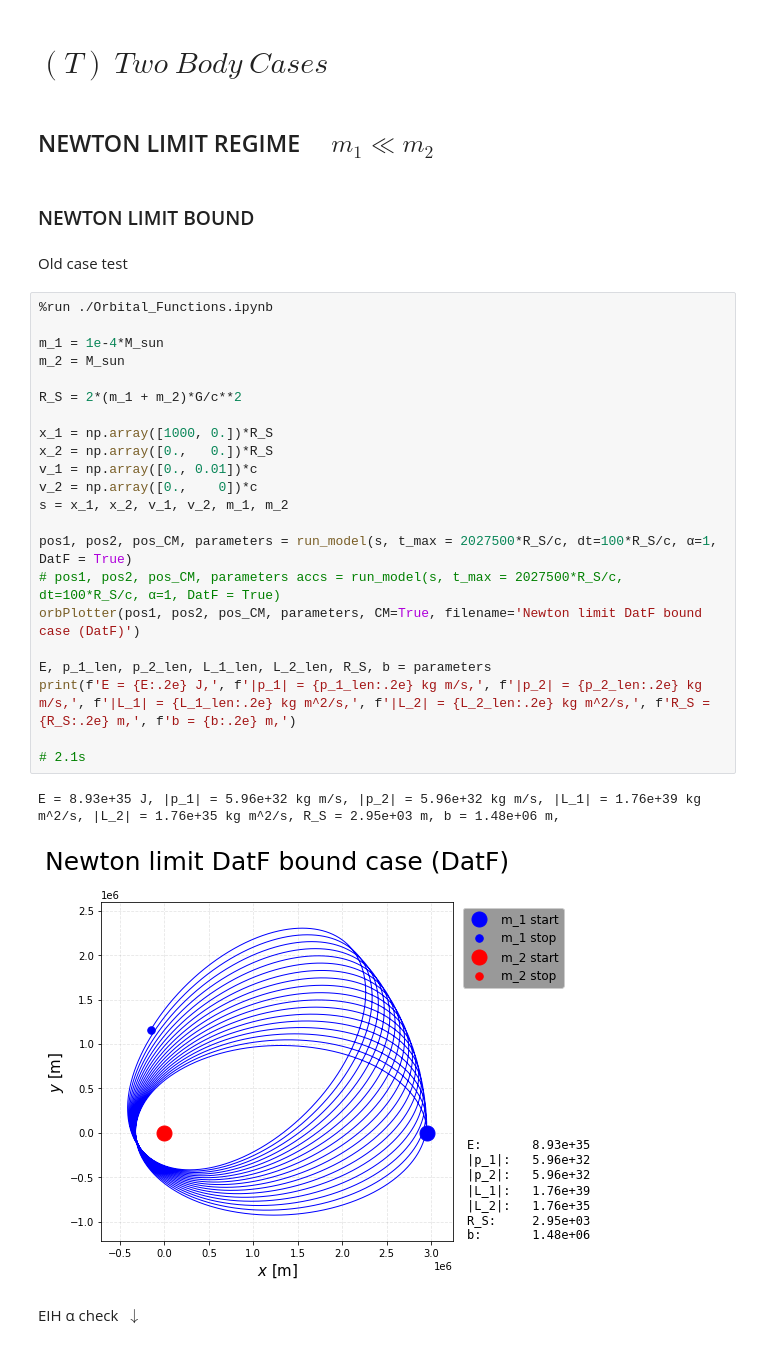
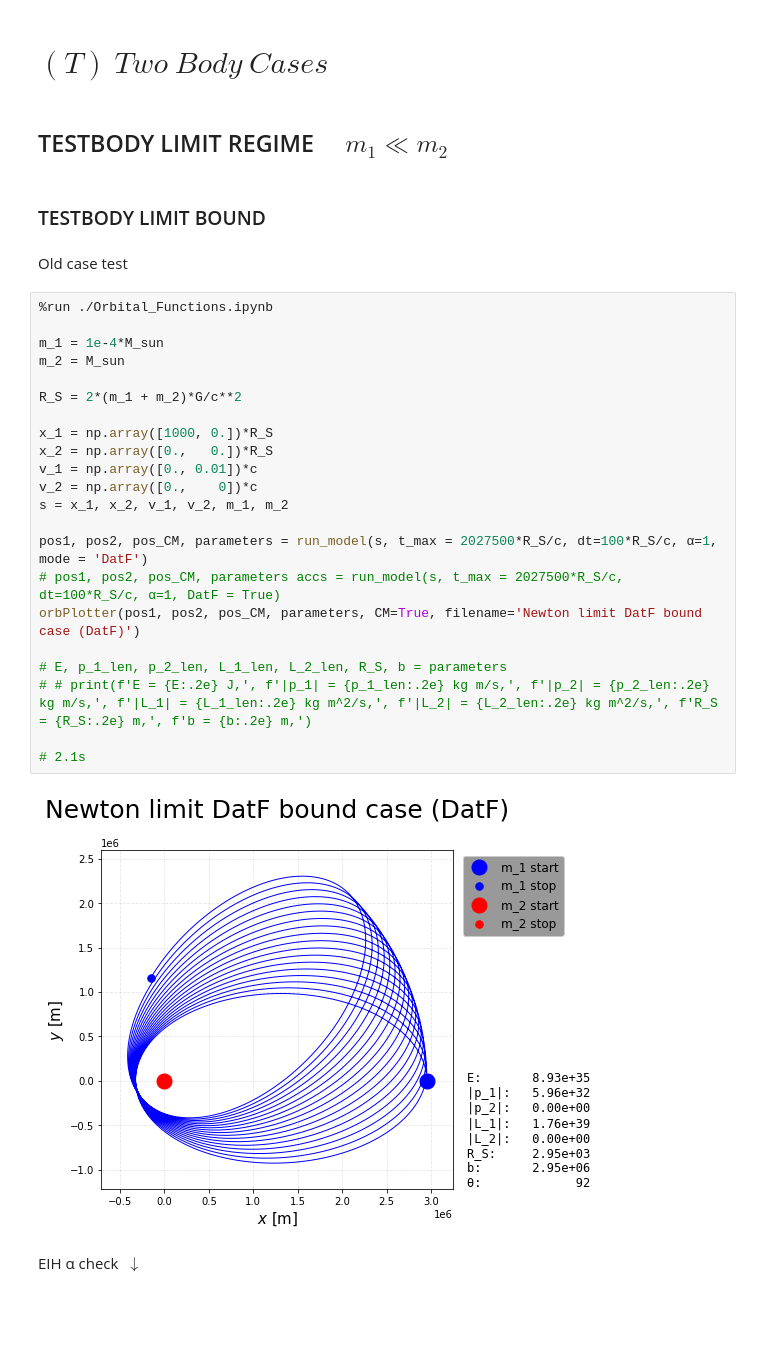
Before and after one commit to carlivas/Binary-Black-Hole-Orbitals, a Jupyter notebook: TWO BODY/(T) TWO BODY CASES.ipynb, the cells around one changed output. Drawn from its saved outputs; the diff is of its cells as text; blank space fills up the shorter version.

```diff
--- a/TWO BODY/(T) TWO BODY CASES.ipynb
+++ b/TWO BODY/(T) TWO BODY CASES.ipynb
@@ -1,36 +1,35 @@
 # %% [markdown]
 # $(T)\ Two\ Body\ Cases$
 # %% [markdown]
-## NEWTON LIMIT REGIME $\quad m_1 \ll m_2$
+## TESTBODY LIMIT REGIME $\quad m_1 \ll m_2$
 # %% [markdown]
-### NEWTON LIMIT BOUND
+### TESTBODY LIMIT BOUND
 # %% [markdown]
 Old case test
 # %%
 %run ./Orbital_Functions.ipynb
 
 m_1 = 1e-4*M_sun
 m_2 = M_sun
 
 R_S = 2*(m_1 + m_2)*G/c**2
 
 x_1 = np.array([1000, 0.])*R_S
 x_2 = np.array([0.,   0.])*R_S
 v_1 = np.array([0., 0.01])*c
 v_2 = np.array([0.,    0])*c
 s = x_1, x_2, v_1, v_2, m_1, m_2
 
-pos1, pos2, pos_CM, parameters = run_model(s, t_max = 2027500*R_S/c, dt=100*R_S/c, α=1, DatF = True)
+pos1, pos2, pos_CM, parameters = run_model(s, t_max = 2027500*R_S/c, dt=100*R_S/c, α=1, mode = 'DatF')
 # pos1, pos2, pos_CM, parameters accs = run_model(s, t_max = 2027500*R_S/c, dt=100*R_S/c, α=1, DatF = True)
 orbPlotter(pos1, pos2, pos_CM, parameters, CM=True, filename='Newton limit DatF bound case (DatF)')
 
-E, p_1_len, p_2_len, L_1_len, L_2_len, R_S, b = parameters
-print(f'E = {E:.2e} J,', f'|p_1| = {p_1_len:.2e} kg m/s,', f'|p_2| = {p_2_len:.2e} kg m/s,', f'|L_1| = {L_1_len:.2e} kg m^2/s,', f'|L_2| = {L_2_len:.2e} kg m^2/s,', f'R_S = {R_S:.2e} m,', f'b = {b:.2e} m,')
+# E, p_1_len, p_2_len, L_1_len, L_2_len, R_S, b = parameters
+# # print(f'E = {E:.2e} J,', f'|p_1| = {p_1_len:.2e} kg m/s,', f'|p_2| = {p_2_len:.2e} kg m/s,', f'|L_1| = {L_1_len:.2e} kg m^2/s,', f'|L_2| = {L_2_len:.2e} kg m^2/s,', f'R_S = {R_S:.2e} m,', f'b = {b:.2e} m,')
 
 # 2.1s
 # %% [output]
-E = 8.93e+35 J, |p_1| = 5.96e+32 kg m/s, |p_2| = 5.96e+32 kg m/s, |L_1| = 1.76e+39 kg m^2/s, |L_2| = 1.76e+35 kg m^2/s, R_S = 2.95e+03 m, b = 1.48e+06 m,
-[figure, old version]
+[figure, new version]
 # %% [markdown]
 EIH α check $\ \downarrow$
 # %%
```
Also changed, not shown: parts of 25 cells of this notebook, 5 other files.
